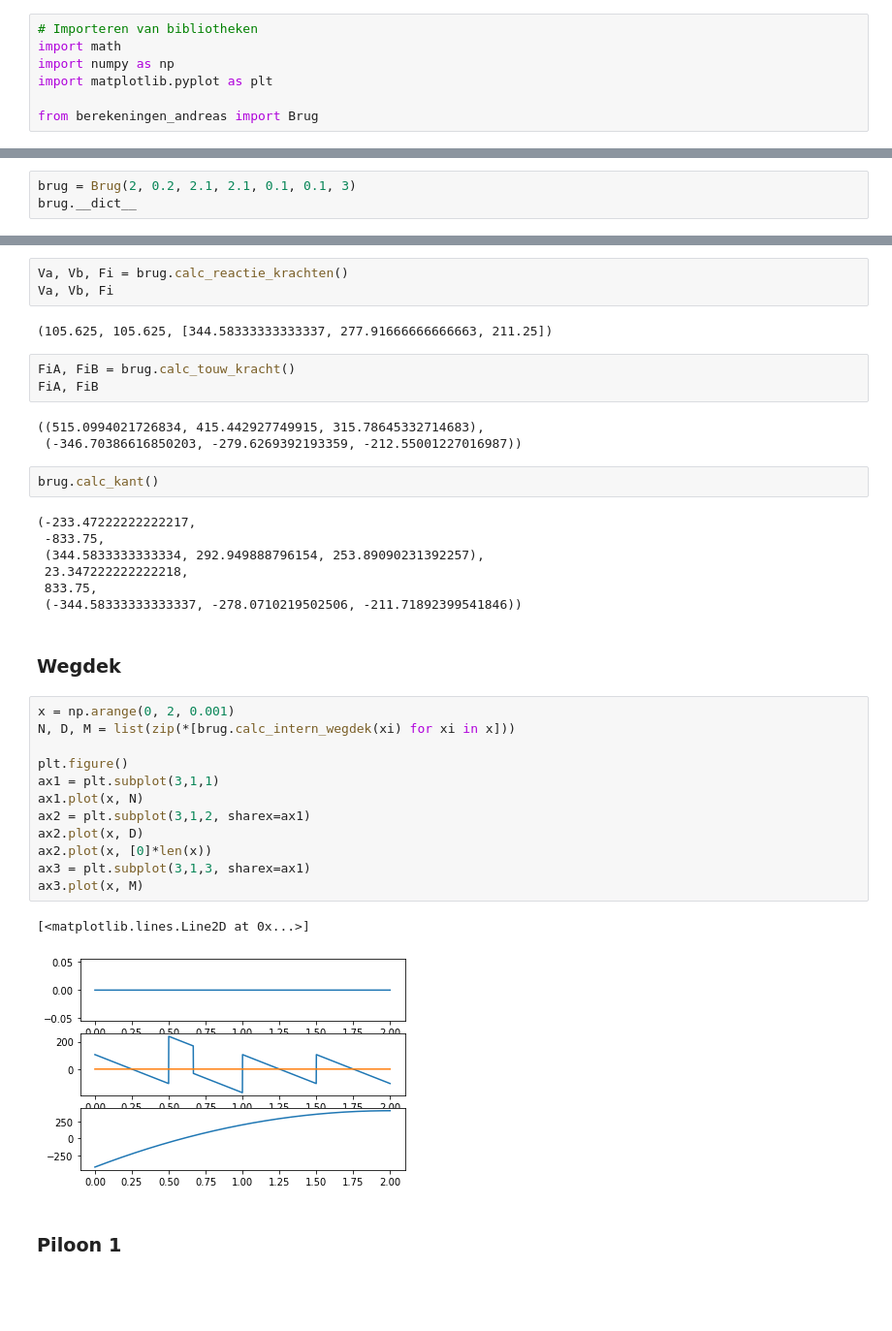
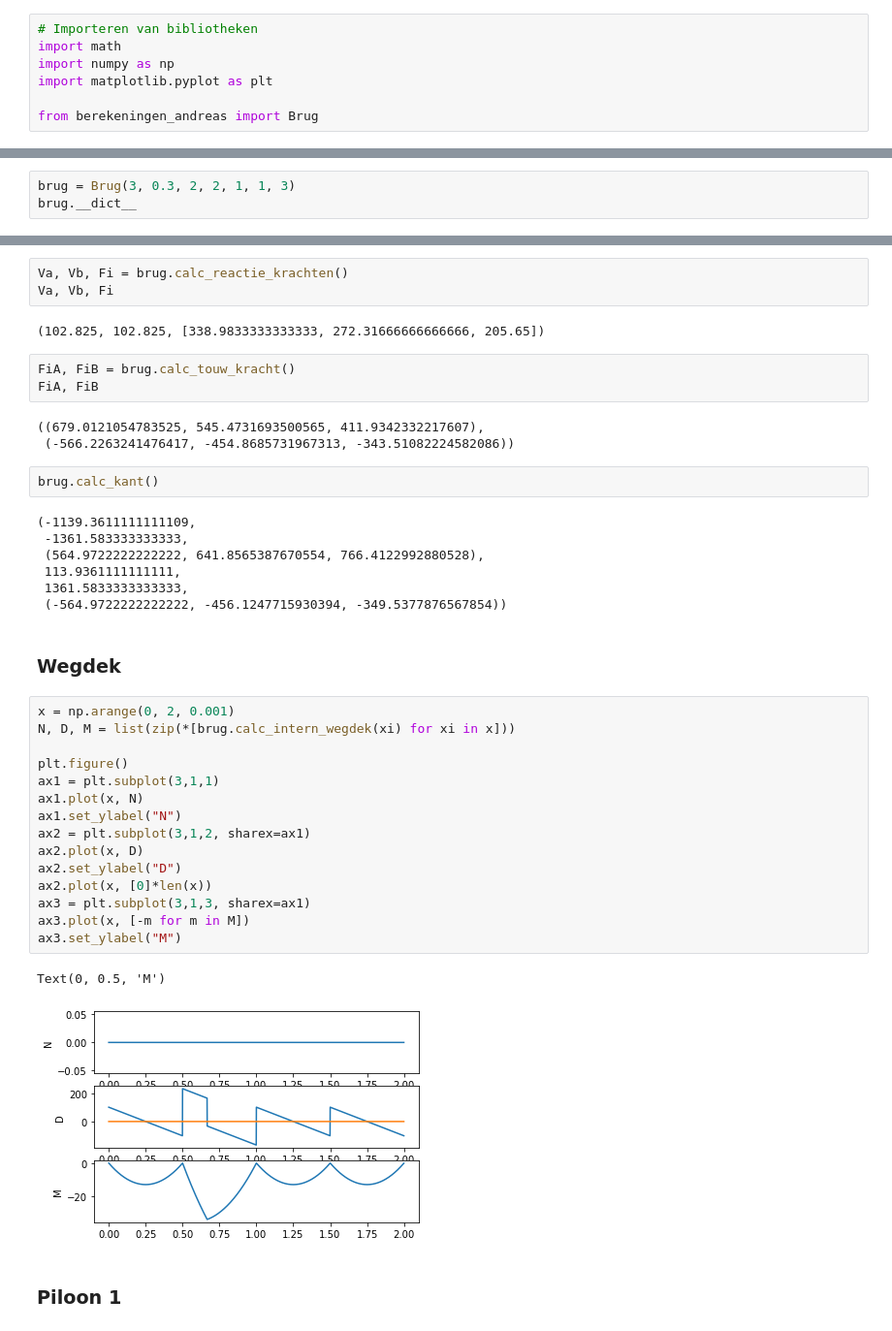
Before and after one commit to SamClercky/project-bouwkunde, a Jupyter notebook: genetic-algo-optim.ipynb, the cells around one changed output, grey strips where cells are left out. Shown at 97% size. Cells and saved outputs as stored; diff of their text form; blank space fills up the shorter version.

```diff
--- a/genetic-algo-optim.ipynb
+++ b/genetic-algo-optim.ipynb
@@ -17,6 +17,6 @@ from berekeningen_andreas import Brug
 Berekeningen gaan uit van volgende situatie:
 ![Berekeningen](figures/berekeningen_andreas2.0.svg)
 # %%
-brug = Brug(2, 0.2, 2.1, 2.1, 0.1, 0.1, 3)
+brug = Brug(3, 0.3, 2, 2, 1, 1, 3)
 brug.__dict__
 # %% [output]
@@ -35,39 +35,42 @@ brug.__dict__
 Va, Vb, Fi = brug.calc_reactie_krachten()
 Va, Vb, Fi
 # %% [output]
-(105.625, 105.625, [344.58333333333337, 277.91666666666663, 211.25])
+(102.825, 102.825, [338.9833333333333, 272.31666666666666, 205.65])
 # %%
 FiA, FiB = brug.calc_touw_kracht()
 FiA, FiB
 # %% [output]
-((515.0994021726834, 415.442927749915, 315.78645332714683),
- (-346.70386616850203, -279.6269392193359, -212.55001227016987))
+((679.0121054783525, 545.4731693500565, 411.9342332217607),
+ (-566.2263241476417, -454.8685731967313, -343.51082224582086))
 # %%
 brug.calc_kant()
 # %% [output]
-(-233.47222222222217,
- -833.75,
- (344.5833333333334, 292.949888796154, 253.89090231392257),
- 23.347222222222218,
- 833.75,
- (-344.58333333333337, -278.0710219502506, -211.71892399541846))
+(-1139.3611111111109,
+ -1361.583333333333,
+ (564.9722222222222, 641.8565387670554, 766.4122992880528),
+ 113.9361111111111,
+ 1361.5833333333333,
+ (-564.9722222222222, -456.1247715930394, -349.5377876567854))
 # %% [markdown]
 ### Wegdek
 # %%
 x = np.arange(0, 2, 0.001)
 N, D, M = list(zip(*[brug.calc_intern_wegdek(xi) for xi in x]))
 
 plt.figure()
 ax1 = plt.subplot(3,1,1)
 ax1.plot(x, N)
+ax1.set_ylabel("N")
 ax2 = plt.subplot(3,1,2, sharex=ax1)
 ax2.plot(x, D)
+ax2.set_ylabel("D")
 ax2.plot(x, [0]*len(x))
 ax3 = plt.subplot(3,1,3, sharex=ax1)
-ax3.plot(x, M)
+ax3.plot(x, [-m for m in M])
+ax3.set_ylabel("M")
 # %% [output]
-[<matplotlib.lines.Line2D at 0x...>]
+Text(0, 0.5, 'M')
-[figure, old version]
+[figure, new version]
 # %% [markdown]
 ### Piloon 1
 # %%
```
Also changed, not shown: parts of 4 cells of this notebook, 3 other files.
